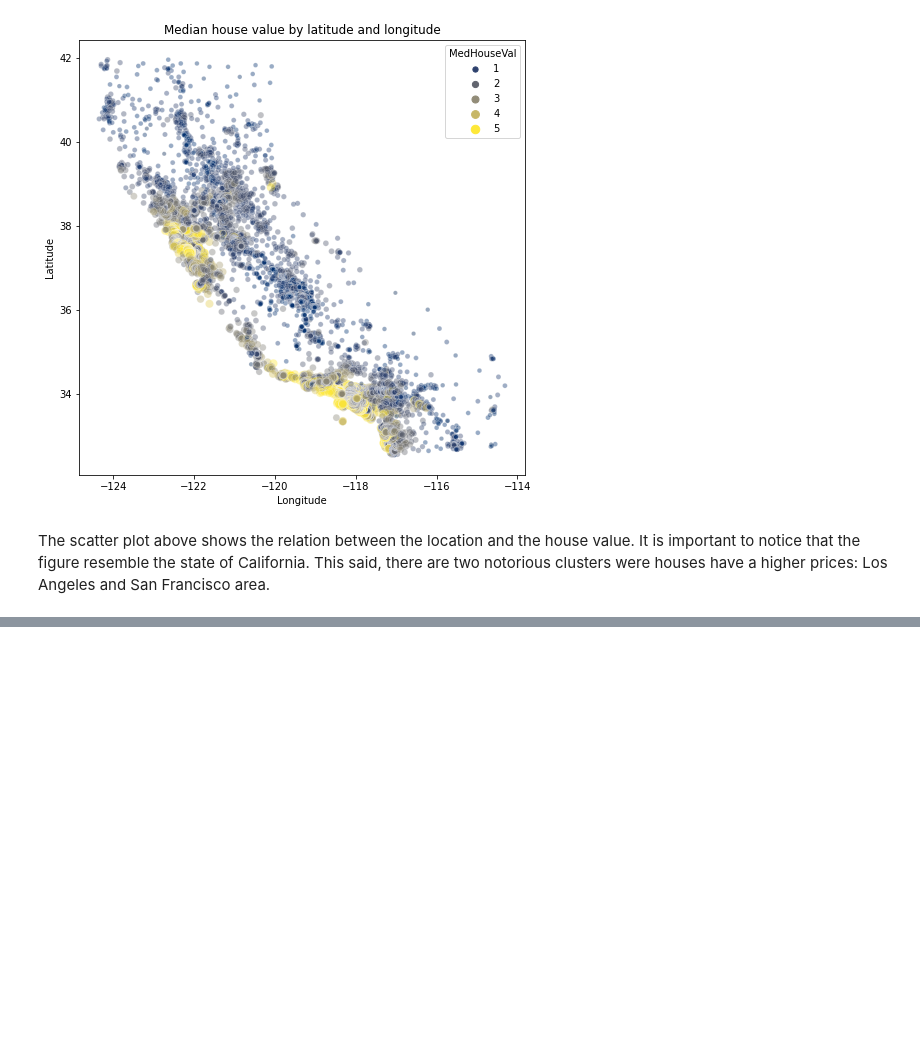
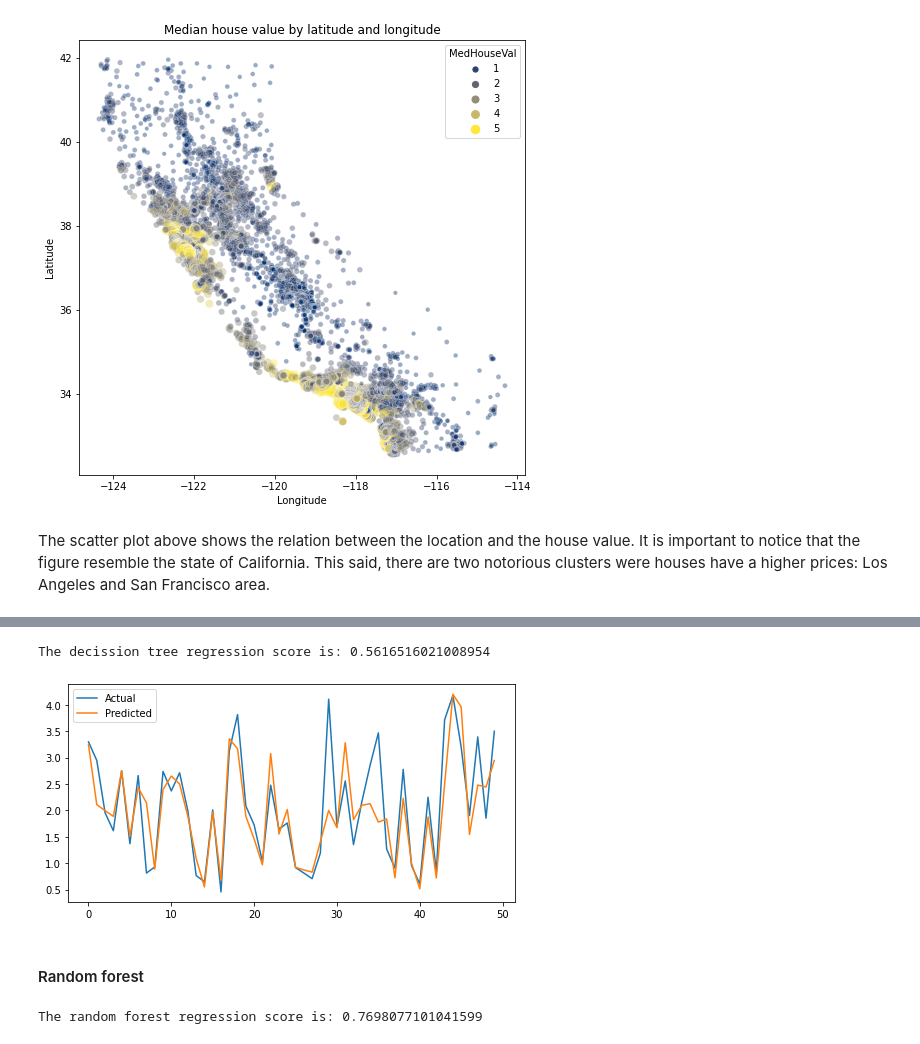
Before and after one commit to aingelmo/portfolio, a Jupyter notebook: house-prices_machine-learning/notebook.ipynb, the cells around one changed output, grey strips where cells are left out. Cells and saved outputs as stored; diff of their text form; code cells hidden in the pictures; blank space fills up the shorter version.

```diff
--- a/house-prices_machine-learning/notebook.ipynb
+++ b/house-prices_machine-learning/notebook.ipynb
@@ -218,0 +224,39 @@ lasso.score(X_test, y_test)
+# %%
+from sklearn.tree import DecisionTreeRegressor
+
+# Tree
+tree = DecisionTreeRegressor()
+
+# Tree score
+tree.fit(X_train, y_train)
+tree_score = tree.score(X_test, y_test)
+tree_pred = tree.predict(X_test)
+print('The decission tree regression score is: ' + str(tree_score))
+# %% [output]
+The decission tree regression score is: 0.5616516021008954
+# %%
+tree_df = pd.DataFrame({'Actual': y_test, 'Predicted': tree_pred})
+
+fig, ax = plt.subplots(figsize=[8,4])
+
+plt.plot(tree_df[:50])
+plt.legend(['Actual','Predicted'])
+
+plt.show()
+# %% [output]
+[figure, added]
+# %% [markdown]
+#### Random forest
+# %%
+from sklearn.ensemble import RandomForestRegressor
+
+# forest
+forest = RandomForestRegressor()
+
+# Tree score
+forest.fit(X_train, y_train)
+forest_score = forest.score(X_test, y_test)
+forest_pred = forest.predict(X_test)
+print('The random forest regression score is: ' + str(forest_score))
+# %% [output]
+The random forest regression score is: 0.7698077101041599
```
Also changed, not shown: parts of 36 cells of this notebook.
